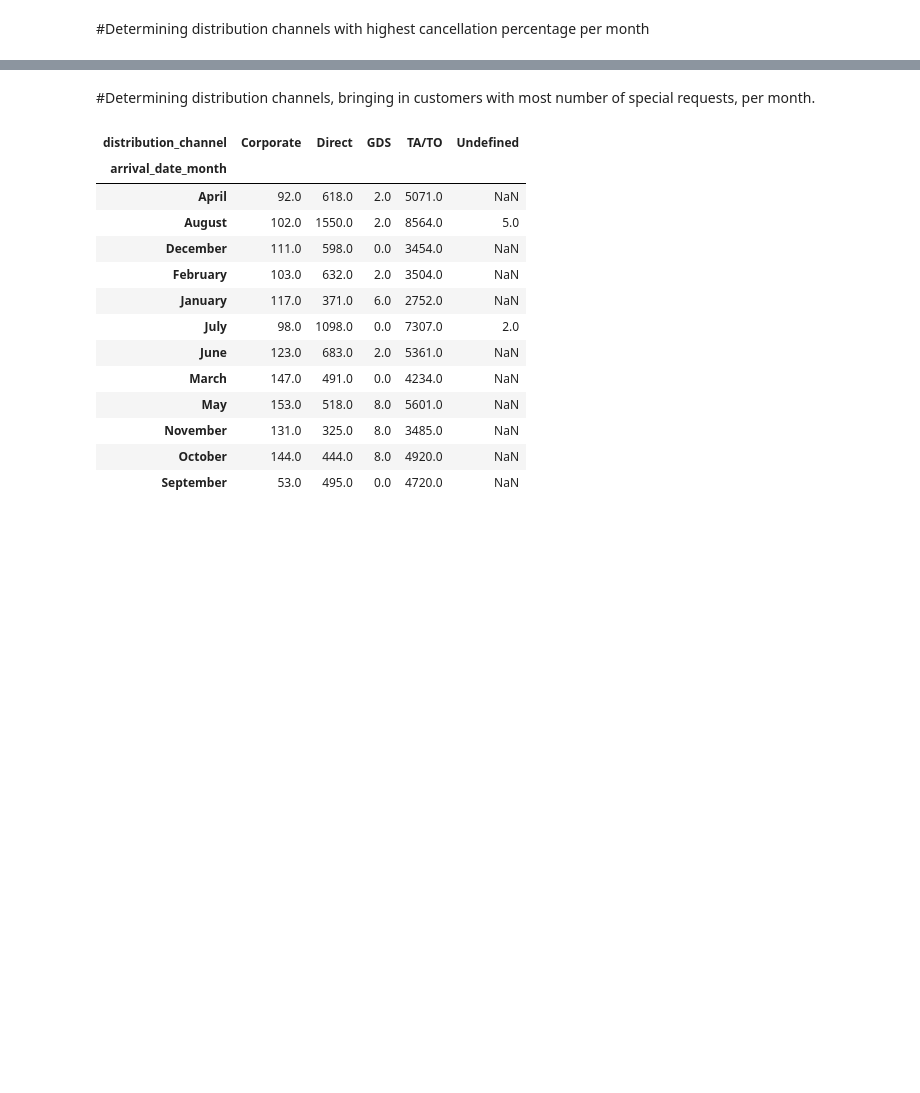
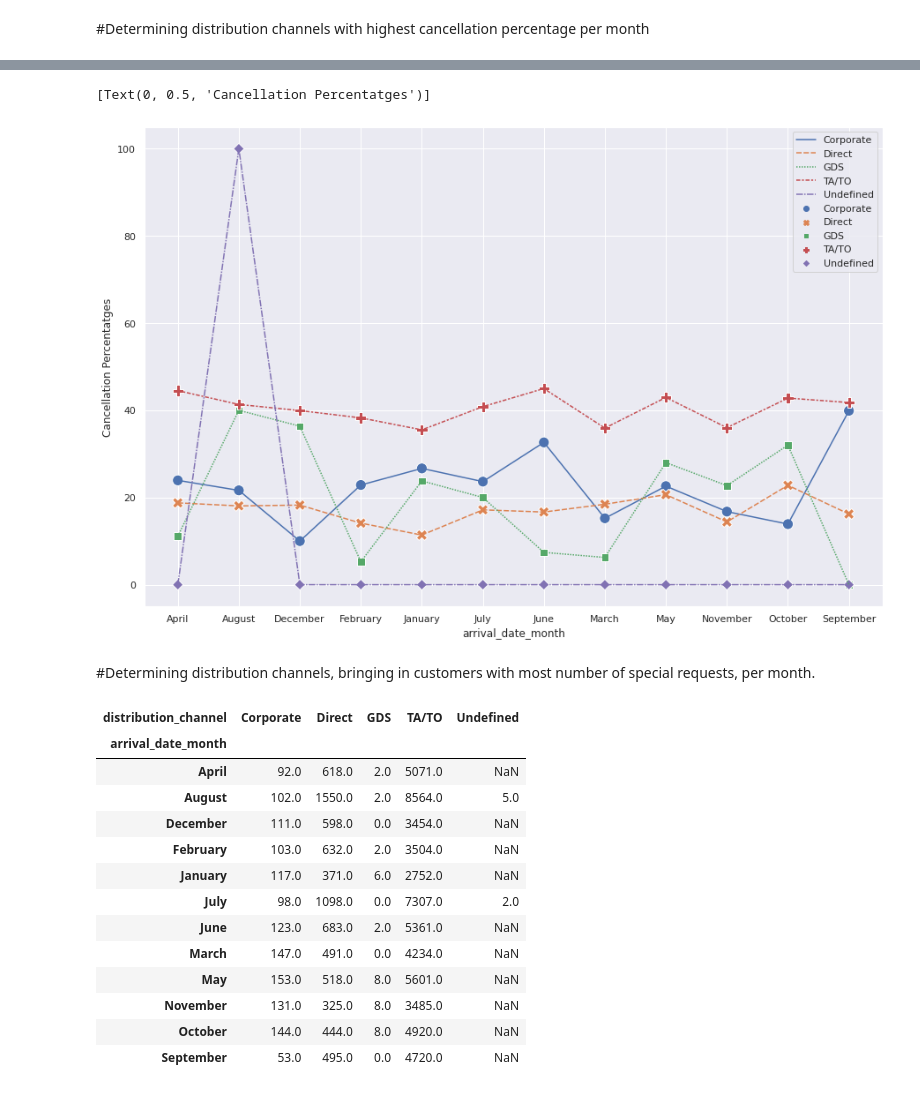
Before and after one commit to harshmudgil97/almabetter-EDA, a Jupyter notebook: CH_Harsh_Mudgil_Hotel_Booking_Analysis_Capstone_Project.ipynb, the cells around one changed output, grey strips where cells are left out. Cells and saved outputs as stored; diff of their text form; code cells hidden in the pictures; blank space fills up the shorter version.

```diff
--- a/CH_Harsh_Mudgil_Hotel_Booking_Analysis_Capstone_Project.ipynb
+++ b/CH_Harsh_Mudgil_Hotel_Booking_Analysis_Capstone_Project.ipynb
@@ -123,3 +126,10 @@ sns.scatterplot(data = df_c)
+# %%
+g = sns.scatterplot(data = df_c,s=150)
+f = sns.lineplot(data = df_c)
+f.set(ylabel='Cancellation Percentatges')
+# %% [output]
+[Text(0, 0.5, 'Cancellation Percentatges')]
+[figure, added]
 # %% [markdown]
 #Determining distribution channels, bringing in customers with most number of special requests, per month.
 # %%
```
Also changed, not shown: parts of 19 cells of this notebook.
